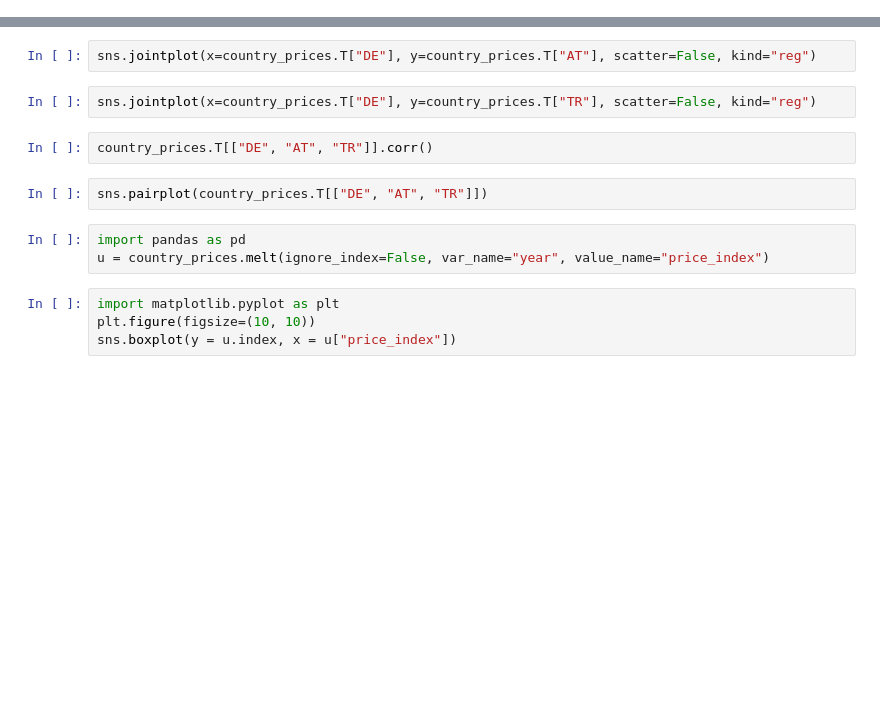
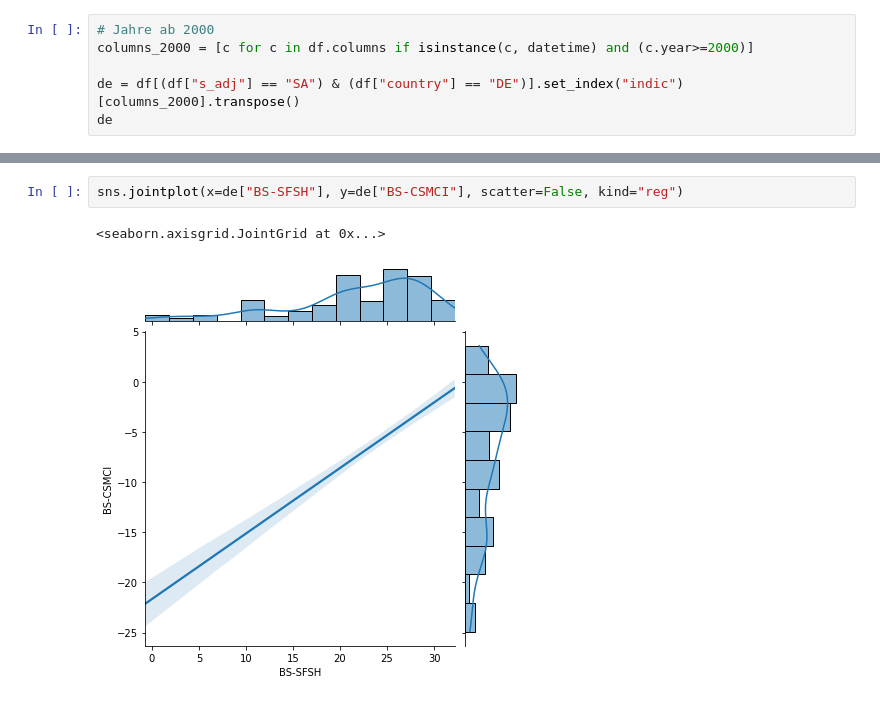
Before and after one commit to heiseacademy/ml-python, a Jupyter notebook: 03-ml-daten/04-Datenqualitaet.ipynb, the cells around one changed output, grey strips where cells are left out. Drawn from its saved outputs; the diff is of its cells as text; blank space fills up the shorter version.

```diff
--- a/03-ml-daten/04-Datenqualitaet.ipynb
+++ b/03-ml-daten/04-Datenqualitaet.ipynb
@@ -36,0 +131,6 @@ sns.heatmap(country_prices)
+# %%
+# Jahre ab 2000
+columns_2000 = [c for c in df.columns if isinstance(c, datetime) and (c.year>=2000)]
+
+de = df[(df["s_adj"] == "SA") & (df["country"] == "DE")].set_index("indic")[columns_2000].transpose()
+de
@@ -37,15 +151,5 @@ sns.heatmap(country_prices)
 # %%
-sns.jointplot(x=country_prices.T["DE"], y=country_prices.T["AT"], scatter=False, kind="reg")
+sns.jointplot(x=de["BS-SFSH"], y=de["BS-CSMCI"], scatter=False, kind="reg")
+# %% [output]
+<seaborn.axisgrid.JointGrid at 0x...>
+[figure, added]
-# %%
-sns.jointplot(x=country_prices.T["DE"], y=country_prices.T["TR"], scatter=False, kind="reg")
-# %%
-country_prices.T[["DE", "AT", "TR"]].corr()
-# %%
-sns.pairplot(country_prices.T[["DE", "AT", "TR"]])
-# %%
-import pandas as pd
-u = country_prices.melt(ignore_index=False, var_name="year", value_name="price_index")
-# %%
-import matplotlib.pyplot as plt
-plt.figure(figsize=(10, 10))
-sns.boxplot(y = u.index, x = u["price_index"])
```
Also changed, not shown: parts of 27 cells of this notebook.
